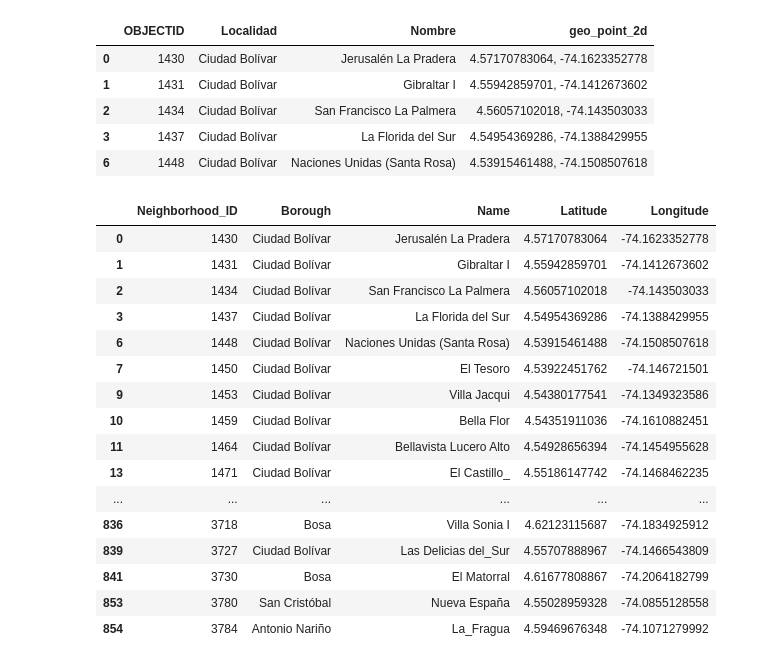
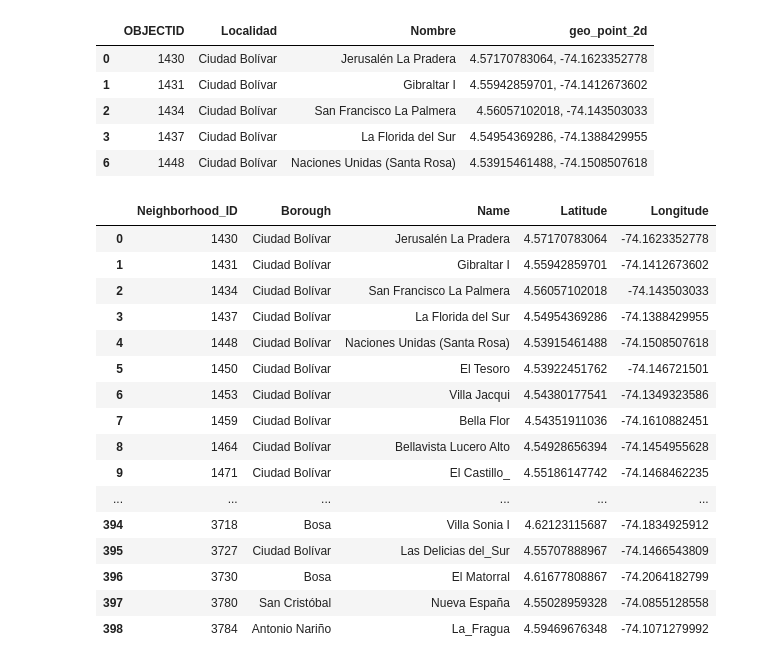
Before and after one commit to jlamus/Final_Capstone_Project-Bogota-Foodie-Tour, a Jupyter notebook: Capstone_W4-Bogota_Foodie_Tour_Q1_Q2.ipynb, the cells around one changed output. Cells and saved outputs as stored; diff of their text form; code cells hidden in the pictures.

```diff
--- a/Capstone_W4-Bogota_Foodie_Tour_Q1_Q2.ipynb
+++ b/Capstone_W4-Bogota_Foodie_Tour_Q1_Q2.ipynb
@@ -150,26 +150,27 @@ df_bog_neigh.head()
 # %%
 # Split coordinates in two columns and rename
 coord = df_bog_neigh["geo_point_2d"].str.split(", ", n = 1, expand = True)
 df_bog_neigh["Latitude"]=coord[0]
 df_bog_neigh["Longitude"]=coord[1]
 df_bog_neigh.drop(['geo_point_2d'], axis=1, inplace=True)
 df_bog_neigh.rename(columns={'OBJECTID': 'Neighborhood_ID', 'Localidad': 'Borough', 'Nombre': 'Name'}, inplace=True)
+df_bog_neigh.reset_index(drop=True, inplace=True)
 df_bog_neigh
 # %% [output]
 |  | Neighborhood_ID | Borough | Name | Latitude | Longitude |
 | 0 | 1430 | Ciudad Bolívar | Jerusalén La Pradera | 4.57170783064 | -74.1623352778 |
 | 1 | 1431 | Ciudad Bolívar | Gibraltar I | 4.55942859701 | -74.1412673602 |
 | 2 | 1434 | Ciudad Bolívar | San Francisco La Palmera | 4.56057102018 | -74.143503033 |
 | 3 | 1437 | Ciudad Bolívar | La Florida del Sur | 4.54954369286 | -74.1388429955 |
-| 6 | 1448 | Ciudad Bolívar | Naciones Unidas (Santa Rosa) | 4.53915461488 | -74.1508507618 |
-| 7 | 1450 | Ciudad Bolívar | El Tesoro | 4.53922451762 | -74.146721501 |
-| 9 | 1453 | Ciudad Bolívar | Villa Jacqui | 4.54380177541 | -74.1349323586 |
-| 10 | 1459 | Ciudad Bolívar | Bella Flor | 4.54351911036 | -74.1610882451 |
-| 11 | 1464 | Ciudad Bolívar | Bellavista Lucero Alto | 4.54928656394 | -74.1454955628 |
-| 13 | 1471 | Ciudad Bolívar | El Castillo_ | 4.55186147742 | -74.1468462235 |
+| 4 | 1448 | Ciudad Bolívar | Naciones Unidas (Santa Rosa) | 4.53915461488 | -74.1508507618 |
+| 5 | 1450 | Ciudad Bolívar | El Tesoro | 4.53922451762 | -74.146721501 |
+| 6 | 1453 | Ciudad Bolívar | Villa Jacqui | 4.54380177541 | -74.1349323586 |
+| 7 | 1459 | Ciudad Bolívar | Bella Flor | 4.54351911036 | -74.1610882451 |
+| 8 | 1464 | Ciudad Bolívar | Bellavista Lucero Alto | 4.54928656394 | -74.1454955628 |
+| 9 | 1471 | Ciudad Bolívar | El Castillo_ | 4.55186147742 | -74.1468462235 |
 | ... | ... | ... | ... | ... | ... |
-| 836 | 3718 | Bosa | Villa Sonia I | 4.62123115687 | -74.1834925912 |
-| 839 | 3727 | Ciudad Bolívar | Las Delicias del_Sur | 4.55707888967 | -74.1466543809 |
-| 841 | 3730 | Bosa | El Matorral | 4.61677808867 | -74.2064182799 |
-| 853 | 3780 | San Cristóbal | Nueva España | 4.55028959328 | -74.0855128558 |
-| 854 | 3784 | Antonio Nariño | La_Fragua | 4.59469676348 | -74.1071279992 |
+| 394 | 3718 | Bosa | Villa Sonia I | 4.62123115687 | -74.1834925912 |
+| 395 | 3727 | Ciudad Bolívar | Las Delicias del_Sur | 4.55707888967 | -74.1466543809 |
+| 396 | 3730 | Bosa | El Matorral | 4.61677808867 | -74.2064182799 |
+| 397 | 3780 | San Cristóbal | Nueva España | 4.55028959328 | -74.0855128558 |
+| 398 | 3784 | Antonio Nariño | La_Fragua | 4.59469676348 | -74.1071279992 |
```
Also changed, not shown: parts of 1 cell of this notebook.
